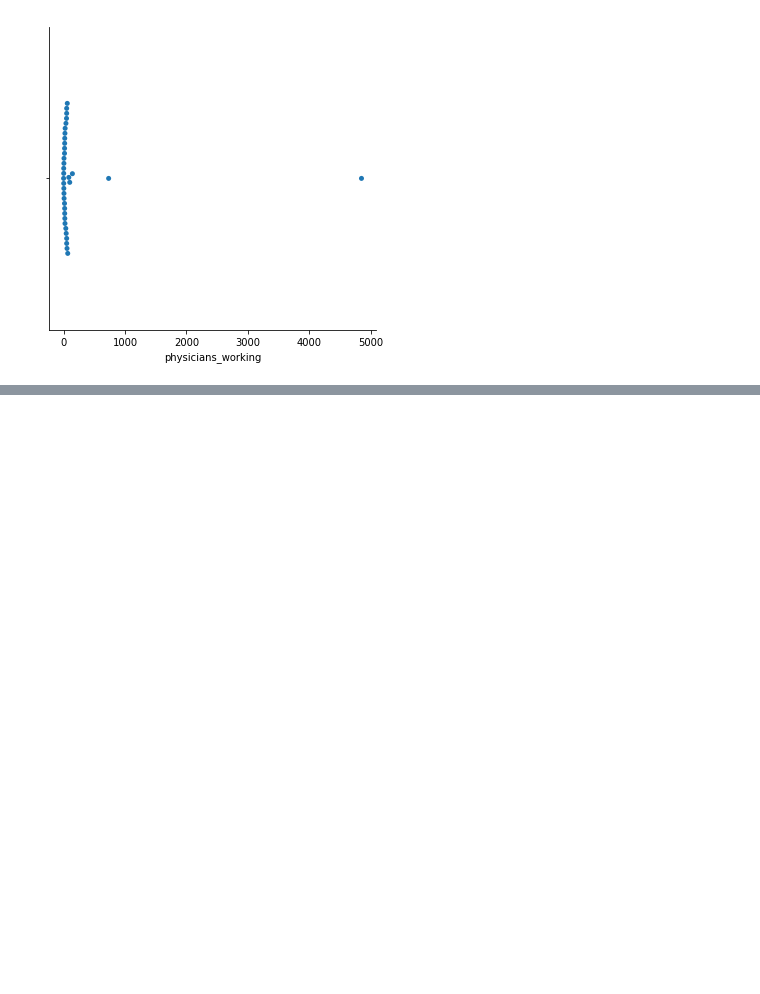
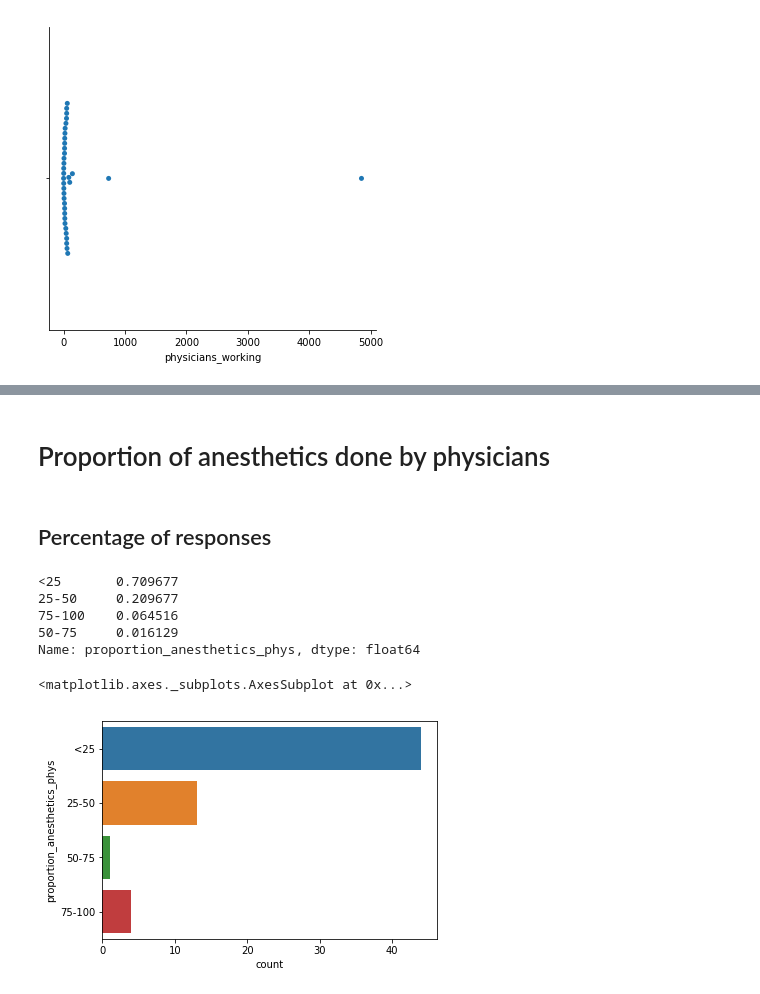
Before and after one commit to lawtj/npa, a Jupyter notebook: npa data.ipynb, the cells around one changed output, grey strips where cells are left out. Saved outputs shown, nothing was run; the diff lists cells and outputs as text; code cells hidden in the pictures; blank space fills up the shorter version.

```diff
--- a/npa data.ipynb
+++ b/npa data.ipynb
@@ -1043,0 +958,17 @@ sb.catplot(x='physicians_working', data=psgraph, kind='swarm')
+# %% [markdown]
+# <a name='anesbyphys'>Proportion of anesthetics done by physicians</a>
+# %% [markdown]
+## Percentage of responses
+# %%
+df['proportion_anesthetics_phys'].value_counts(normalize=True)
+# %% [output]
+<25       0.709677
+25-50     0.209677
+75-100    0.064516
+50-75     0.016129
+Name: proportion_anesthetics_phys, dtype: float64
+# %%
+sb.countplot(y='proportion_anesthetics_phys', data=df, order=['<25','25-50','50-75','75-100'])
+# %% [output]
+<matplotlib.axes._subplots.AxesSubplot at 0x...>
+[figure, added]
```
Also changed, not shown: parts of 30 cells of this notebook.
